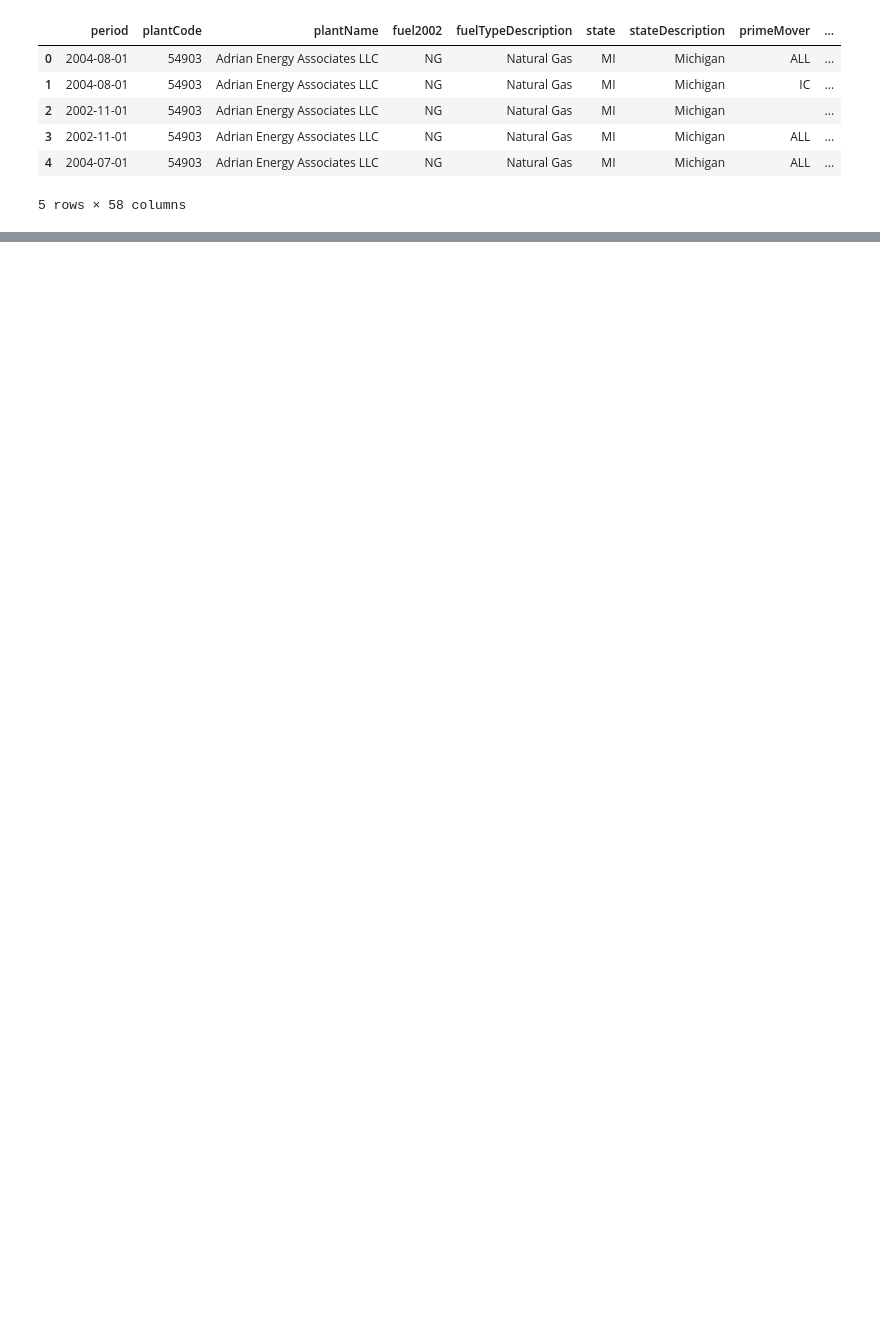
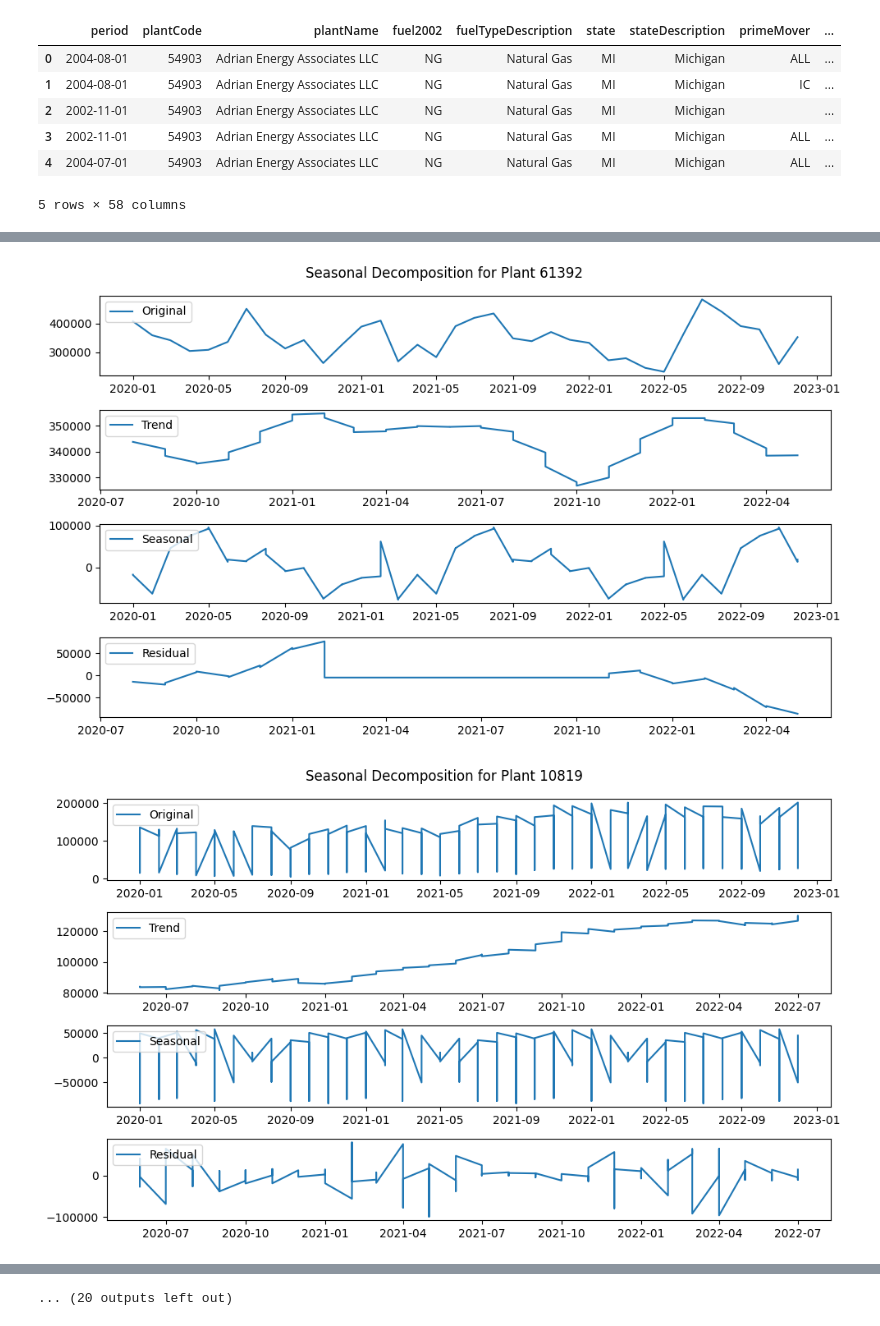
Before and after one commit to nblakkanesser/MADS_Milestone2, a Jupyter notebook: Analysis.ipynb, the cells around one changed output, grey strips where cells are left out. Saved outputs shown, nothing was run; the diff lists cells and outputs as text; code cells hidden in the pictures; blank space fills up the shorter version.

Commit message:
Added seasonal decomposition

```diff
--- a/Analysis.ipynb
+++ b/Analysis.ipynb
@@ -40,0 +42,47 @@ plt.show()
+# %%
+# List of unique plant codes
+plant_codes = data['plantCode'].unique()
+
+data = data[data['period'] >= '2020-01-01']
+
+# Perform seasonal decomposition for each plant
+for plant_code in plant_codes:
+    plant_data = data[data['plantCode'] == plant_code][['period','total-consumption']]
+
+    # Set 'period' as index for time series data
+
+    plant_data['period'] = pd.to_datetime(plant_data['period'])
+    plant_data.set_index('period', inplace=True)
+
+    # Run seasonal decomposition
+    result = seasonal_decompose(plant_data, model='additive', period=30)
+
+    # Access the decomposed components
+    trend = result.trend
+    seasonal = result.seasonal
+    residual = result.resid
+
+    # Plot the decomposed components for each plant
+    plt.figure(figsize=(10, 6))
+    plt.subplot(4, 1, 1)
+    plt.plot(plant_data['total-consumption'], label='Original')
+    plt.legend(loc='upper left')
+
+    plt.subplot(4, 1, 2)
+    plt.plot(trend, label='Trend')
+    plt.legend(loc='upper left')
+
+    plt.subplot(4, 1, 3)
+    plt.plot(seasonal, label='Seasonal')
+    plt.legend(loc='upper left')
+
+    plt.subplot(4, 1, 4)
+    plt.plot(residual, label='Residual')
+    plt.legend(loc='upper left')
+
+    plt.suptitle(f"Seasonal Decomposition for Plant {plant_code}")
+    plt.tight_layout()
+    plt.show()
+# %% [output]
+[figure, added]
+[figure, added]
@@ -40,0 +99 @@ plt.show()
+... (20 outputs left out)
```
Also changed, not shown: parts of 6 cells of this notebook.
